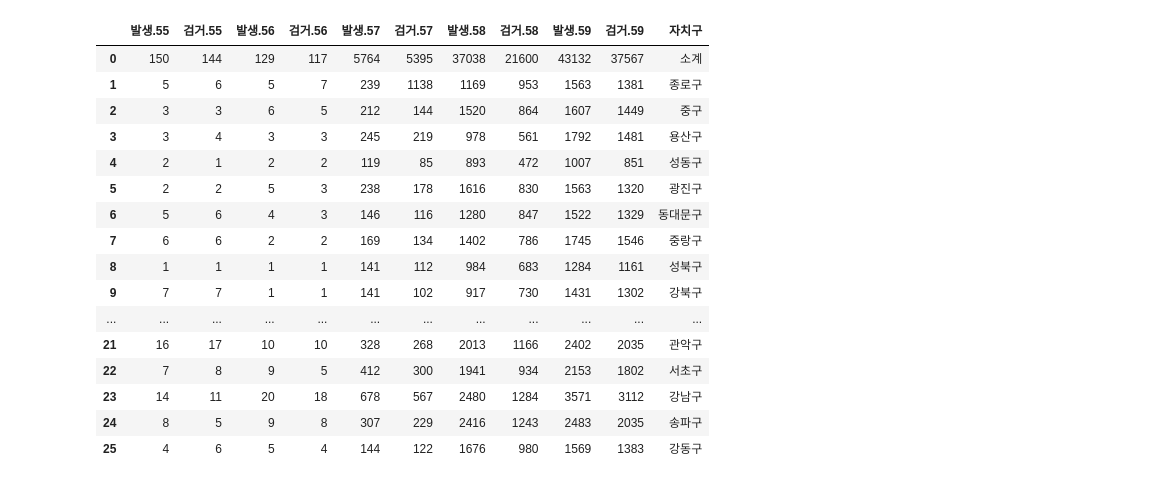
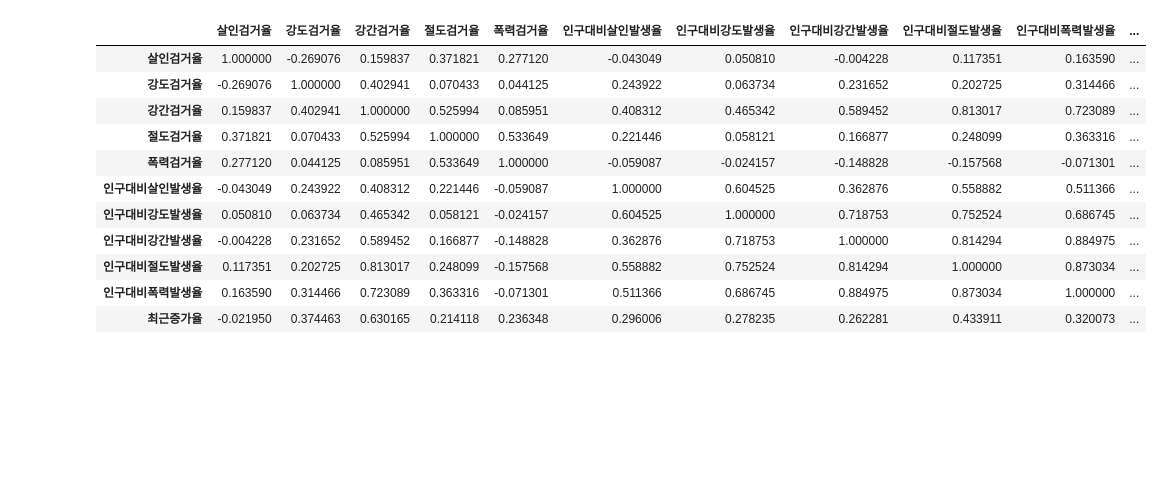
Before and after one commit to shared-repo/human-da5, a Jupyter notebook: workspace/da-packages/l_example.ipynb, the cells around one changed output. Cells and saved outputs as stored; diff of their text form; code cells hidden in the pictures; blank space fills up the shorter version.

```diff
--- a/workspace/da-packages/l_example.ipynb
+++ b/workspace/da-packages/l_example.ipynb
@@ -3,27 +3,3 @@ import numpy as np
 import pandas as pd
 import matplotlib.pyplot as plt
 import seaborn as sns
-# %%
-# 범죄 데이터 준비
-df_crime = pd.read_excel("data-files/crime-in-seoul.xlsx", header=3)
-df_crime2 = df_crime.iloc[:, -10:].copy()
-df_crime2["자치구"] = df_crime.iloc[:, 1]
-df_crime2
-# %% [output]
-|  | 발생.55 | 검거.55 | 발생.56 | 검거.56 | 발생.57 | 검거.57 | 발생.58 | 검거.58 | 발생.59 | 검거.59 | 자치구 |
-| 0 | 150 | 144 | 129 | 117 | 5764 | 5395 | 37038 | 21600 | 43132 | 37567 | 소계 |
-| 1 | 5 | 6 | 5 | 7 | 239 | 1138 | 1169 | 953 | 1563 | 1381 | 종로구 |
-| 2 | 3 | 3 | 6 | 5 | 212 | 144 | 1520 | 864 | 1607 | 1449 | 중구 |
-| 3 | 3 | 4 | 3 | 3 | 245 | 219 | 978 | 561 | 1792 | 1481 | 용산구 |
-| 4 | 2 | 1 | 2 | 2 | 119 | 85 | 893 | 472 | 1007 | 851 | 성동구 |
-| 5 | 2 | 2 | 5 | 3 | 238 | 178 | 1616 | 830 | 1563 | 1320 | 광진구 |
-| 6 | 5 | 6 | 4 | 3 | 146 | 116 | 1280 | 847 | 1522 | 1329 | 동대문구 |
-| 7 | 6 | 6 | 2 | 2 | 169 | 134 | 1402 | 786 | 1745 | 1546 | 중랑구 |
-| 8 | 1 | 1 | 1 | 1 | 141 | 112 | 984 | 683 | 1284 | 1161 | 성북구 |
-| 9 | 7 | 7 | 1 | 1 | 141 | 102 | 917 | 730 | 1431 | 1302 | 강북구 |
-| ... | ... | ... | ... | ... | ... | ... | ... | ... | ... | ... | ... |
-| 21 | 16 | 17 | 10 | 10 | 328 | 268 | 2013 | 1166 | 2402 | 2035 | 관악구 |
-| 22 | 7 | 8 | 9 | 5 | 412 | 300 | 1941 | 934 | 2153 | 1802 | 서초구 |
-| 23 | 14 | 11 | 20 | 18 | 678 | 567 | 2480 | 1284 | 3571 | 3112 | 강남구 |
-| 24 | 8 | 5 | 9 | 8 | 307 | 229 | 2416 | 1243 | 2483 | 2035 | 송파구 |
-| 25 | 4 | 6 | 5 | 4 | 144 | 122 | 1676 | 980 | 1569 | 1383 | 강동구 |
@@ -29,0 +34,45 @@ df_crime2
+# %%
+# 5. population-in-seoul-2.csv 파일의 데이터 읽기
+df_population = pd.read_csv('data-files/population-in-seoul-2.csv')
+df_population
+# 6. 5의 데이터를 4의 데이터프레임에 병합
+df_crime2
+df_pop_crime = pd.merge(left=df_population, right=df_crime2,
+                        left_on="자치구", right_index=True,
+                        how='inner')
+# 7. cctv-in-seoul-2.csv 파일의 데이터 읽기
+df_cctv = pd.read_csv('data-files/cctv-in-seoul-2.csv')
+df_cctv
+# 8. 7의 데이터를 6의 데이터에 병합
+df_pop_crime_cctv = pd.merge(left=df_pop_crime, right=df_cctv,
+                             on="자치구", how='inner')
+
+# 9. 각 범죄에 대한 인구 대비 발생율 계산하고 범죄발생율 컬럼으로 저장
+df_pop_crime_cctv.columns
+cols = ['살인발생', '강도발생', '강간발생', '절도발생', '폭력발생']
+for col in cols:
+    cname = f"인구대비{col}율"
+    df_pop_crime_cctv[cname] = df_pop_crime_cctv[col] / df_pop_crime_cctv['2024-인구수']
+df_pop_crime_cctv.head(2)
+
+# 10. 범죄발생율, 검거율, CCTV 상관관계 비교
+df_pop_crime_cctv.columns
+cols2 = ['살인검거율', '강도검거율','강간검거율', '절도검거율', '폭력검거율',
+         '인구대비살인발생율', '인구대비강도발생율', '인구대비강간발생율', '인구대비절도발생율', '인구대비폭력발생율',
+         '최근증가율']
+df_pop_crime_cctv[cols2]
+corr = df_pop_crime_cctv[cols2].corr()
+corr
+# %% [output]
+|  | 살인검거율 | 강도검거율 | 강간검거율 | 절도검거율 | 폭력검거율 | 인구대비살인발생율 | 인구대비강도발생율 | 인구대비강간발생율 | 인구대비절도발생율 | 인구대비폭력발생율 | ... |
+| 살인검거율 | 1.000000 | -0.269076 | 0.159837 | 0.371821 | 0.277120 | -0.043049 | 0.050810 | -0.004228 | 0.117351 | 0.163590 | ... |
+| 강도검거율 | -0.269076 | 1.000000 | 0.402941 | 0.070433 | 0.044125 | 0.243922 | 0.063734 | 0.231652 | 0.202725 | 0.314466 | ... |
+| 강간검거율 | 0.159837 | 0.402941 | 1.000000 | 0.525994 | 0.085951 | 0.408312 | 0.465342 | 0.589452 | 0.813017 | 0.723089 | ... |
+| 절도검거율 | 0.371821 | 0.070433 | 0.525994 | 1.000000 | 0.533649 | 0.221446 | 0.058121 | 0.166877 | 0.248099 | 0.363316 | ... |
+| 폭력검거율 | 0.277120 | 0.044125 | 0.085951 | 0.533649 | 1.000000 | -0.059087 | -0.024157 | -0.148828 | -0.157568 | -0.071301 | ... |
+| 인구대비살인발생율 | -0.043049 | 0.243922 | 0.408312 | 0.221446 | -0.059087 | 1.000000 | 0.604525 | 0.362876 | 0.558882 | 0.511366 | ... |
+| 인구대비강도발생율 | 0.050810 | 0.063734 | 0.465342 | 0.058121 | -0.024157 | 0.604525 | 1.000000 | 0.718753 | 0.752524 | 0.686745 | ... |
+| 인구대비강간발생율 | -0.004228 | 0.231652 | 0.589452 | 0.166877 | -0.148828 | 0.362876 | 0.718753 | 1.000000 | 0.814294 | 0.884975 | ... |
+| 인구대비절도발생율 | 0.117351 | 0.202725 | 0.813017 | 0.248099 | -0.157568 | 0.558882 | 0.752524 | 0.814294 | 1.000000 | 0.873034 | ... |
+| 인구대비폭력발생율 | 0.163590 | 0.314466 | 0.723089 | 0.363316 | -0.071301 | 0.511366 | 0.686745 | 0.884975 | 0.873034 | 1.000000 | ... |
+| 최근증가율 | -0.021950 | 0.374463 | 0.630165 | 0.214118 | 0.236348 | 0.296006 | 0.278235 | 0.262281 | 0.433911 | 0.320073 | ... |
```
Also changed, not shown: parts of 3 cells of this notebook, 2 other files.
